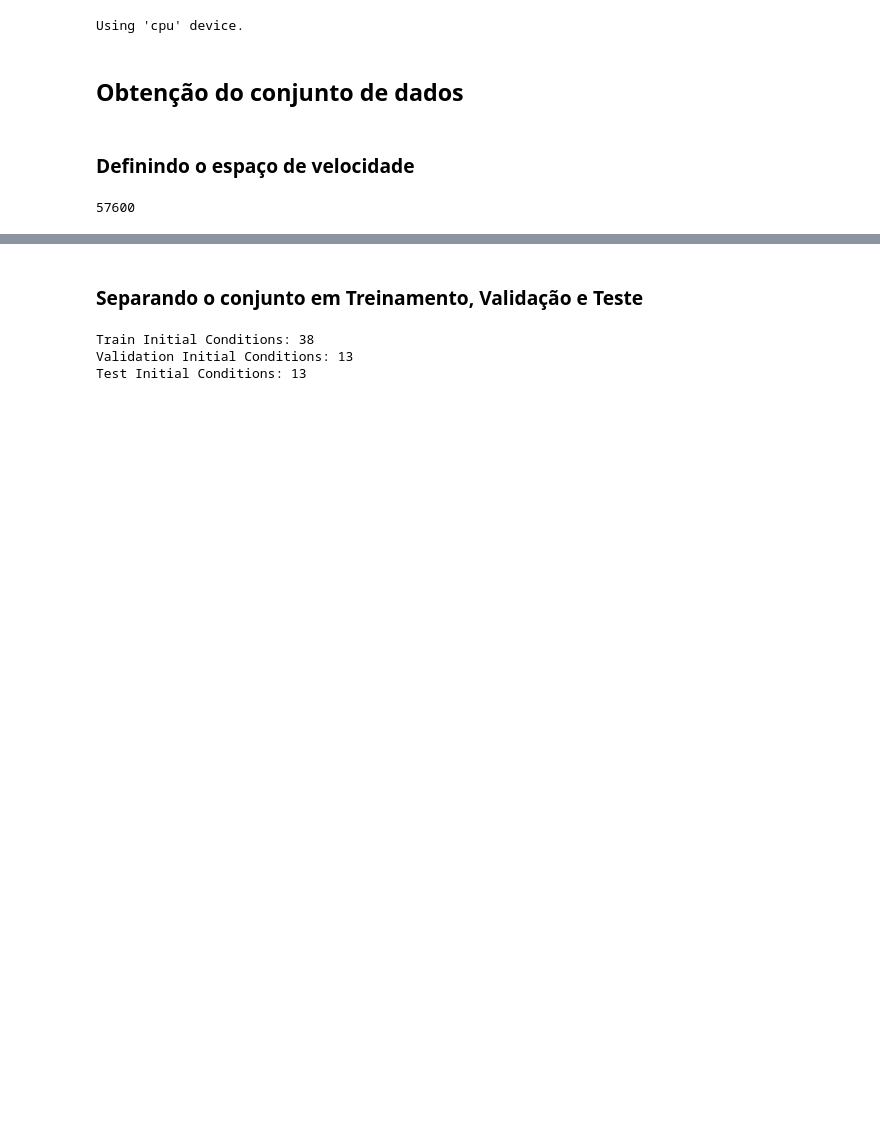
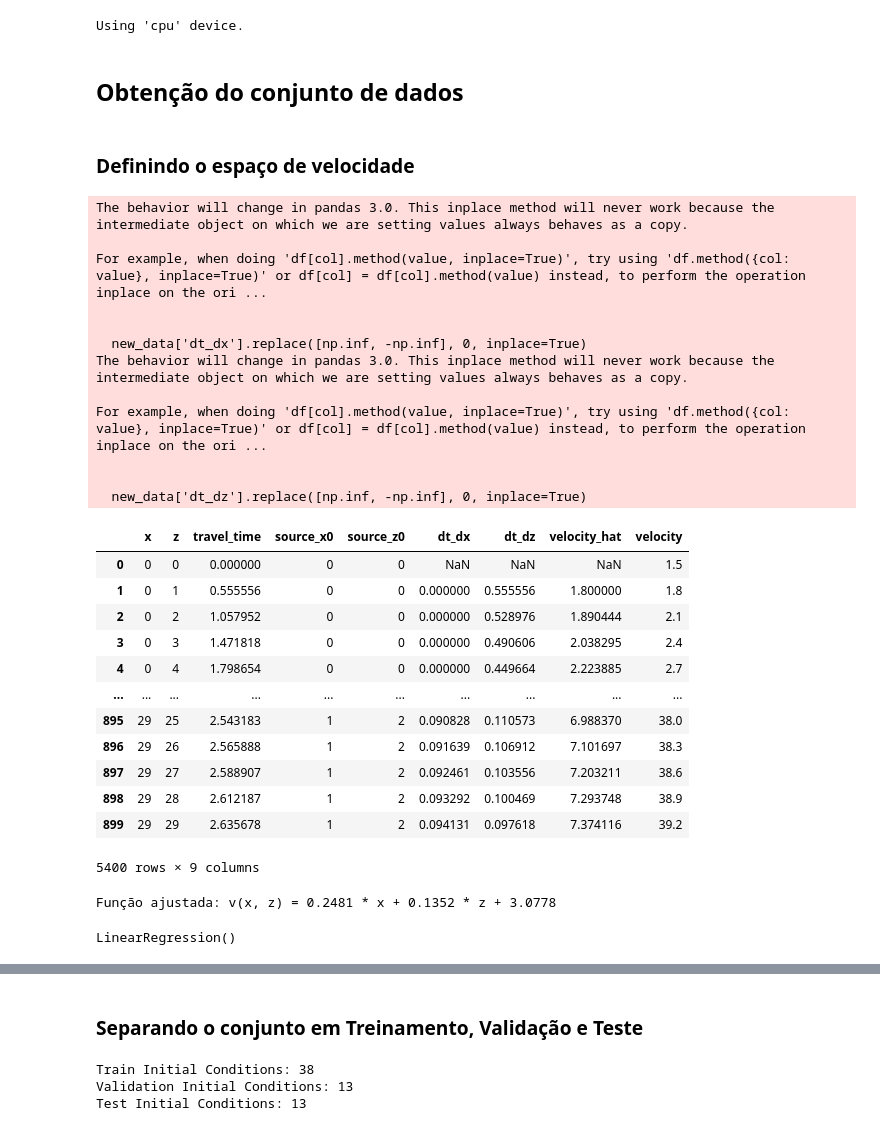
Before and after one commit to viniciuspaiva1/TCC-Eikonal, a Jupyter notebook: first_steps.ipynb, the cells around one changed output, grey strips where cells are left out. Saved outputs shown, nothing was run; the diff lists cells and outputs as text; code cells hidden in the pictures; blank space fills up the shorter version.

```diff
--- a/first_steps.ipynb
+++ b/first_steps.ipynb
@@ -50,4 +60,29 @@ df = dtg.generateMultipleData(
-# %%
-len(df)
-# %% [output]
-57600
+# %%
+new_df = dtg.check_derivatives(df)
+new_df
+# %% [output]
+The behavior will change in pandas 3.0. This inplace method will never work because the intermediate object on which we are setting values always behaves as a copy.
+
+For example, when doing 'df[col].method(value, inplace=True)', try using 'df.method({col: value}, inplace=True)' or df[col] = df[col].method(value) instead, to perform the operation inplace on the ori ...
+
+
+  new_data['dt_dx'].replace([np.inf, -np.inf], 0, inplace=True)
+The behavior will change in pandas 3.0. This inplace method will never work because the intermediate object on which we are setting values always behaves as a copy.
+
+For example, when doing 'df[col].method(value, inplace=True)', try using 'df.method({col: value}, inplace=True)' or df[col] = df[col].method(value) instead, to perform the operation inplace on the ori ...
+
+
+  new_data['dt_dz'].replace([np.inf, -np.inf], 0, inplace=True)
+|  | x | z | travel_time | source_x0 | source_z0 | dt_dx | dt_dz | velocity_hat | velocity |
+| 0 | 0 | 0 | 0.000000 | 0 | 0 | NaN | NaN | NaN | 1.5 |
+| 1 | 0 | 1 | 0.555556 | 0 | 0 | 0.000000 | 0.555556 | 1.800000 | 1.8 |
+| 2 | 0 | 2 | 1.057952 | 0 | 0 | 0.000000 | 0.528976 | 1.890444 | 2.1 |
+| 3 | 0 | 3 | 1.471818 | 0 | 0 | 0.000000 | 0.490606 | 2.038295 | 2.4 |
+| 4 | 0 | 4 | 1.798654 | 0 | 0 | 0.000000 | 0.449664 | 2.223885 | 2.7 |
+| ... | ... | ... | ... | ... | ... | ... | ... | ... | ... |
+| 895 | 29 | 25 | 2.543183 | 1 | 2 | 0.090828 | 0.110573 | 6.988370 | 38.0 |
+| 896 | 29 | 26 | 2.565888 | 1 | 2 | 0.091639 | 0.106912 | 7.101697 | 38.3 |
+| 897 | 29 | 27 | 2.588907 | 1 | 2 | 0.092461 | 0.103556 | 7.203211 | 38.6 |
+| 898 | 29 | 28 | 2.612187 | 1 | 2 | 0.093292 | 0.100469 | 7.293748 | 38.9 |
+| 899 | 29 | 29 | 2.635678 | 1 | 2 | 0.094131 | 0.097618 | 7.374116 | 39.2 |
+5400 rows × 9 columns
@@ -53,0 +107,5 @@ len(df)
+# %%
+ajustar_funcao_velocidade(new_df)
+# %% [output]
+Função ajustada: v(x, z) = 0.2481 * x + 0.1352 * z + 3.0778
+LinearRegression()
```
Also changed, not shown: parts of 10 cells of this notebook, 3 other files.
